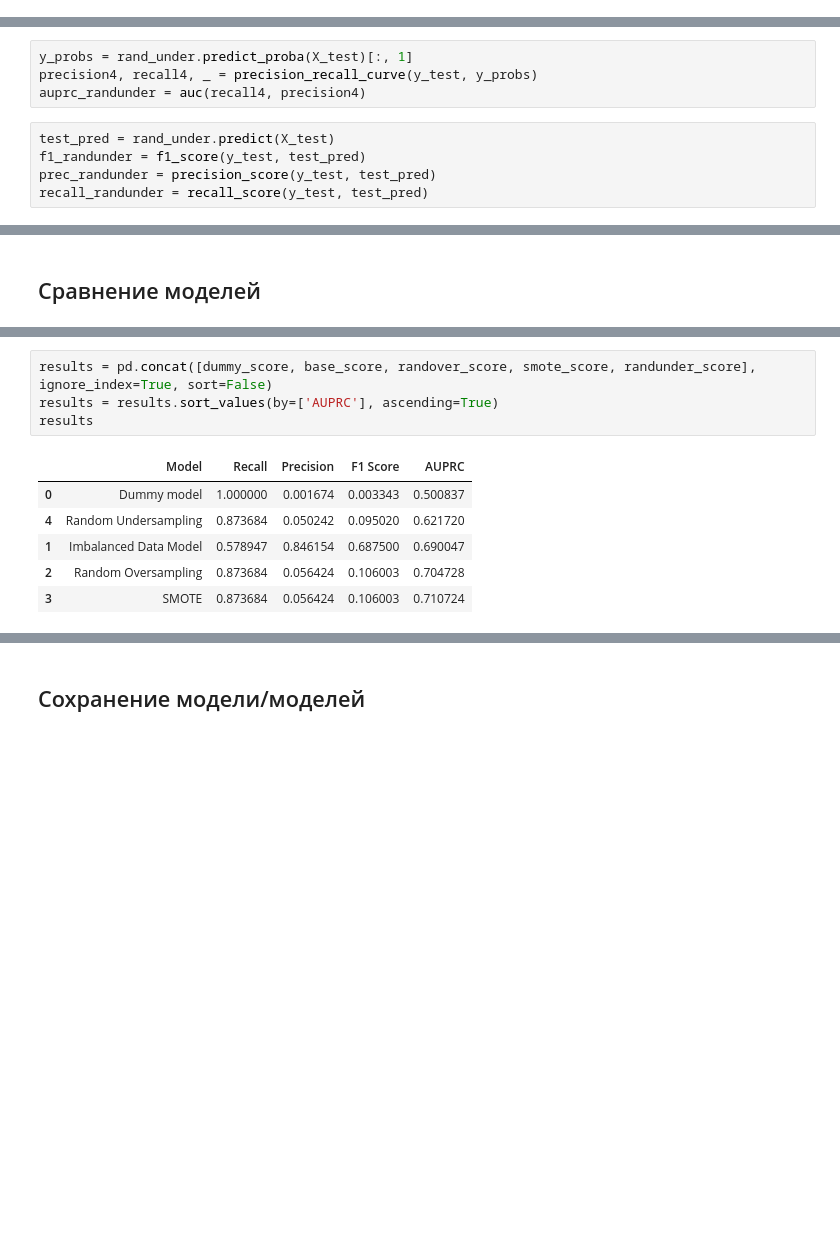
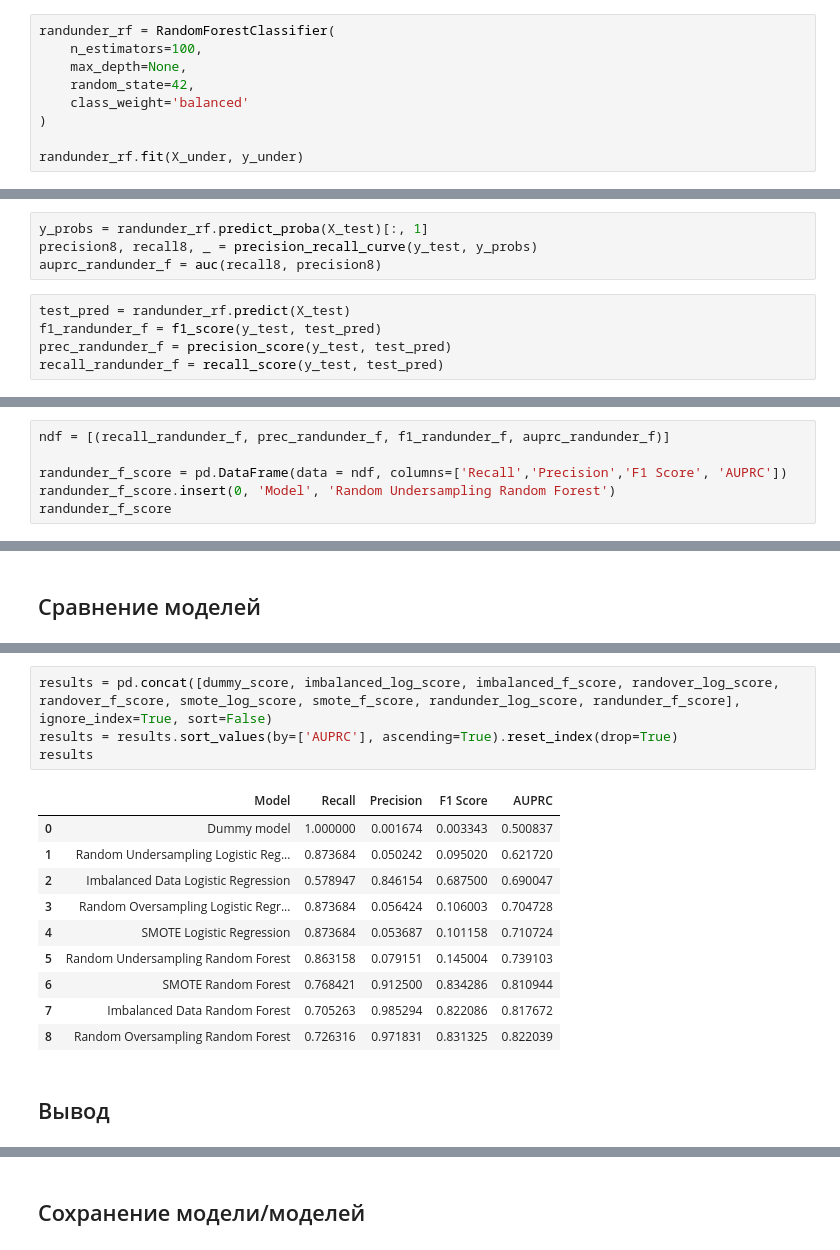
Before and after one commit to skytecat/FraudDetection, a Jupyter notebook: FraudDetection.ipynb, the cells around one changed output, grey strips where cells are left out. Drawn from its saved outputs; the diff is of its cells as text; blank space fills up the shorter version.

```diff
--- a/FraudDetection.ipynb
+++ b/FraudDetection.ipynb
@@ -759,3 +794,12 @@ plt.show()
 #### Random Forest
 # %% [markdown]
 ##### Обучение модели
+# %%
+randunder_rf = RandomForestClassifier(
+    n_estimators=100,
+    max_depth=None,
+    random_state=42,
+    class_weight='balanced'
+)
+
+randunder_rf.fit(X_under, y_under)
@@ -771,9 +810,9 @@ LogisticRegression(max_iter=1000)
 # %%
-y_probs = rand_under.predict_proba(X_test)[:, 1]
-precision4, recall4, _ = precision_recall_curve(y_test, y_probs)
-auprc_randunder = auc(recall4, precision4)
+y_probs = randunder_rf.predict_proba(X_test)[:, 1]
+precision8, recall8, _ = precision_recall_curve(y_test, y_probs)
+auprc_randunder_f = auc(recall8, precision8)
 # %%
-test_pred = rand_under.predict(X_test)
-f1_randunder = f1_score(y_test, test_pred)
-prec_randunder = precision_score(y_test, test_pred)
-recall_randunder = recall_score(y_test, test_pred)
+test_pred = randunder_rf.predict(X_test)
+f1_randunder_f = f1_score(y_test, test_pred)
+prec_randunder_f = precision_score(y_test, test_pred)
+recall_randunder_f = recall_score(y_test, test_pred)
@@ -797,0 +819,6 @@ AUPRC: 0.5674728082981098
+# %%
+ndf = [(recall_randunder_f, prec_randunder_f, f1_randunder_f, auprc_randunder_f)]
+
+randunder_f_score = pd.DataFrame(data = ndf, columns=['Recall','Precision','F1 Score', 'AUPRC'])
+randunder_f_score.insert(0, 'Model', 'Random Undersampling Random Forest')
+randunder_f_score
@@ -850,11 +869,17 @@ plt.show()
 # %%
-results = pd.concat([dummy_score, base_score, randover_score, smote_score, randunder_score], ignore_index=True, sort=False)
-results = results.sort_values(by=['AUPRC'], ascending=True)
+results = pd.concat([dummy_score, imbalanced_log_score, imbalanced_f_score, randover_log_score, randover_f_score, smote_log_score, smote_f_score, randunder_log_score, randunder_f_score], ignore_index=True, sort=False)
+results = results.sort_values(by=['AUPRC'], ascending=True).reset_index(drop=True)
 results
 # %% [output]
 |  | Model | Recall | Precision | F1 Score | AUPRC |
 | 0 | Dummy model | 1.000000 | 0.001674 | 0.003343 | 0.500837 |
-| 4 | Random Undersampling | 0.873684 | 0.050242 | 0.095020 | 0.621720 |
-| 1 | Imbalanced Data Model | 0.578947 | 0.846154 | 0.687500 | 0.690047 |
-| 2 | Random Oversampling | 0.873684 | 0.056424 | 0.106003 | 0.704728 |
-| 3 | SMOTE | 0.873684 | 0.056424 | 0.106003 | 0.710724 |
+| 1 | Random Undersampling Logistic Reg... | 0.873684 | 0.050242 | 0.095020 | 0.621720 |
+| 2 | Imbalanced Data Logistic Regression | 0.578947 | 0.846154 | 0.687500 | 0.690047 |
+| 3 | Random Oversampling Logistic Regr... | 0.873684 | 0.056424 | 0.106003 | 0.704728 |
+| 4 | SMOTE Logistic Regression | 0.873684 | 0.053687 | 0.101158 | 0.710724 |
+| 5 | Random Undersampling Random Forest | 0.863158 | 0.079151 | 0.145004 | 0.739103 |
+| 6 | SMOTE Random Forest | 0.768421 | 0.912500 | 0.834286 | 0.810944 |
+| 7 | Imbalanced Data Random Forest | 0.705263 | 0.985294 | 0.822086 | 0.817672 |
+| 8 | Random Oversampling Random Forest | 0.726316 | 0.971831 | 0.831325 | 0.822039 |
+# %% [markdown]
+## Вывод
```
Also changed, not shown: parts of 84 cells of this notebook.
